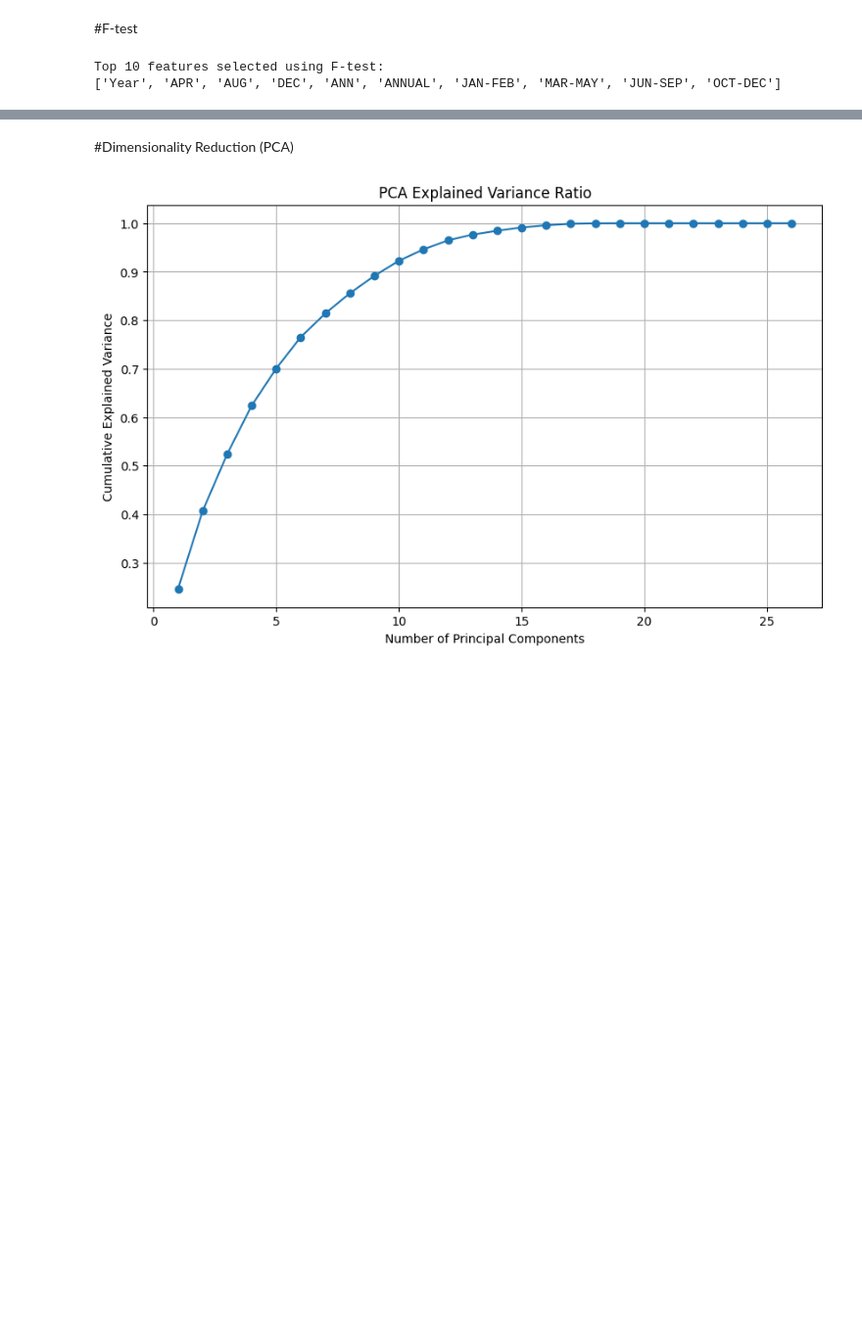
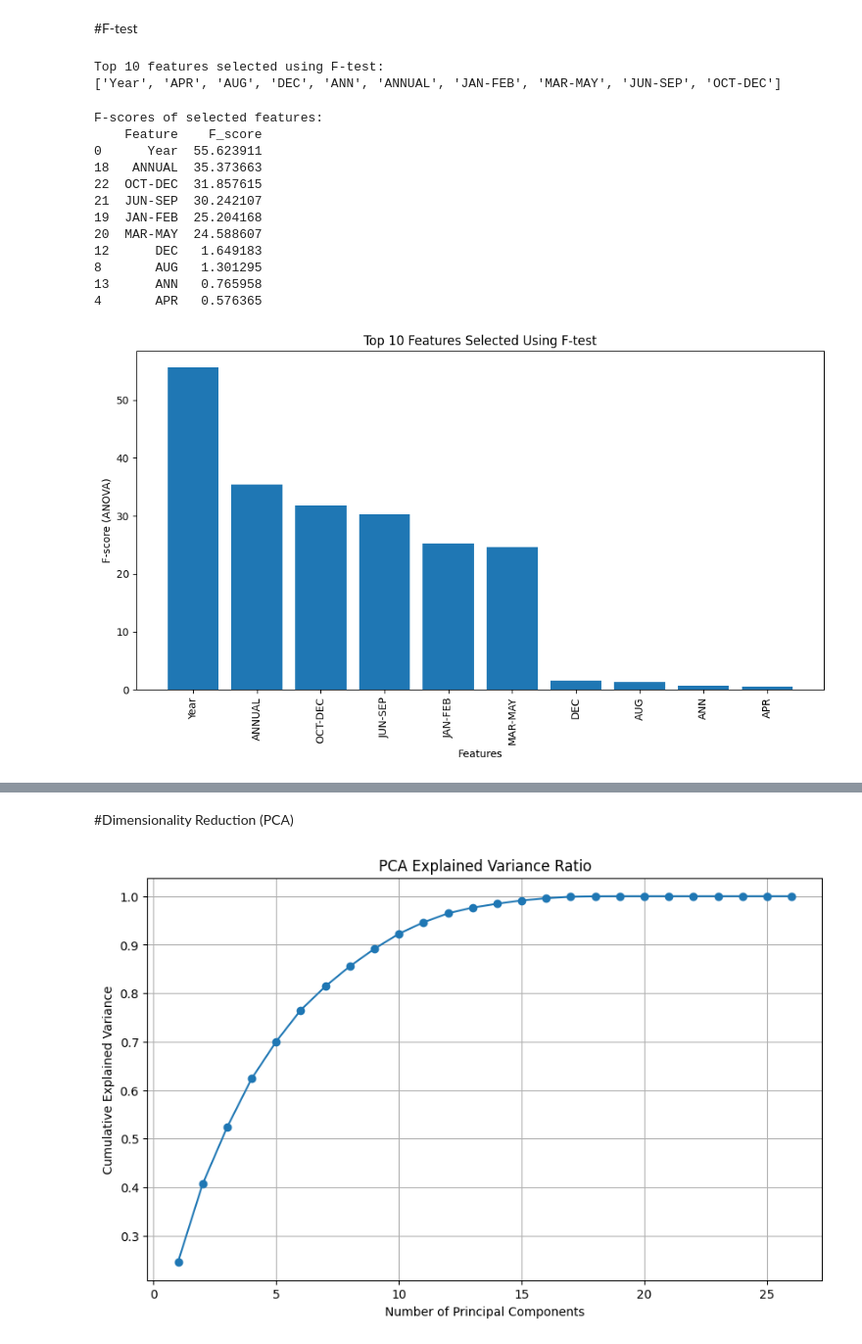
Before and after one commit to sandeepa-ukr/AI-Based-Crop-Predection, a Jupyter notebook: untitled.ipynb, the cells around one changed output, grey strips where cells are left out. Shown: that part at 98% size. Drawn from its saved outputs; the diff is of its cells as text; code cells hidden in the pictures; blank space fills up the shorter version.

```diff
--- a/untitled.ipynb
+++ b/untitled.ipynb
@@ -632,5 +632,50 @@ FTest_data = FTest_data[selected_f_features + ['target_yield']]
 # %% [output]
 Top 10 features selected using F-test:
 ['Year', 'APR', 'AUG', 'DEC', 'ANN', 'ANNUAL', 'JAN-FEB', 'MAR-MAY', 'JUN-SEP', 'OCT-DEC']
+# %%
+import matplotlib.pyplot as plt
+import numpy as np
+
+# Get the F-scores from the fitted selector
+F_scores = selector.scores_
+
+# Create a DataFrame for visualization
+fscore_df = pd.DataFrame({
+    'Feature': X.columns,
+    'F_score': F_scores
+})
+
+# Sort only selected features
+selected_scores = fscore_df[fscore_df['Feature'].isin(selected_f_features)]
+selected_scores = selected_scores.sort_values(by='F_score', ascending=False)
+
+print("\nF-scores of selected features:")
+print(selected_scores)
+
+# -------------------------
+# PLOT F-TEST BAR GRAPH
+# -------------------------
+plt.figure(figsize=(10, 6))
+plt.bar(selected_scores['Feature'], selected_scores['F_score'])
+plt.xticks(rotation=90)
+plt.xlabel("Features")
+plt.ylabel("F-score (ANOVA)")
+plt.title("Top {} Features Selected Using F-test".format(k))
+plt.tight_layout()
+plt.show()
+# %% [output]
+F-scores of selected features:
+    Feature    F_score
+0      Year  55.623911
+18   ANNUAL  35.373663
+22  OCT-DEC  31.857615
+21  JUN-SEP  30.242107
+19  JAN-FEB  25.204168
+20  MAR-MAY  24.588607
+12      DEC   1.649183
+8       AUG   1.301295
+13      ANN   0.765958
+4       APR   0.576365
+[figure, added]
 # %%
 train_data
```
Also changed, not shown: parts of 1 cell of this notebook.
